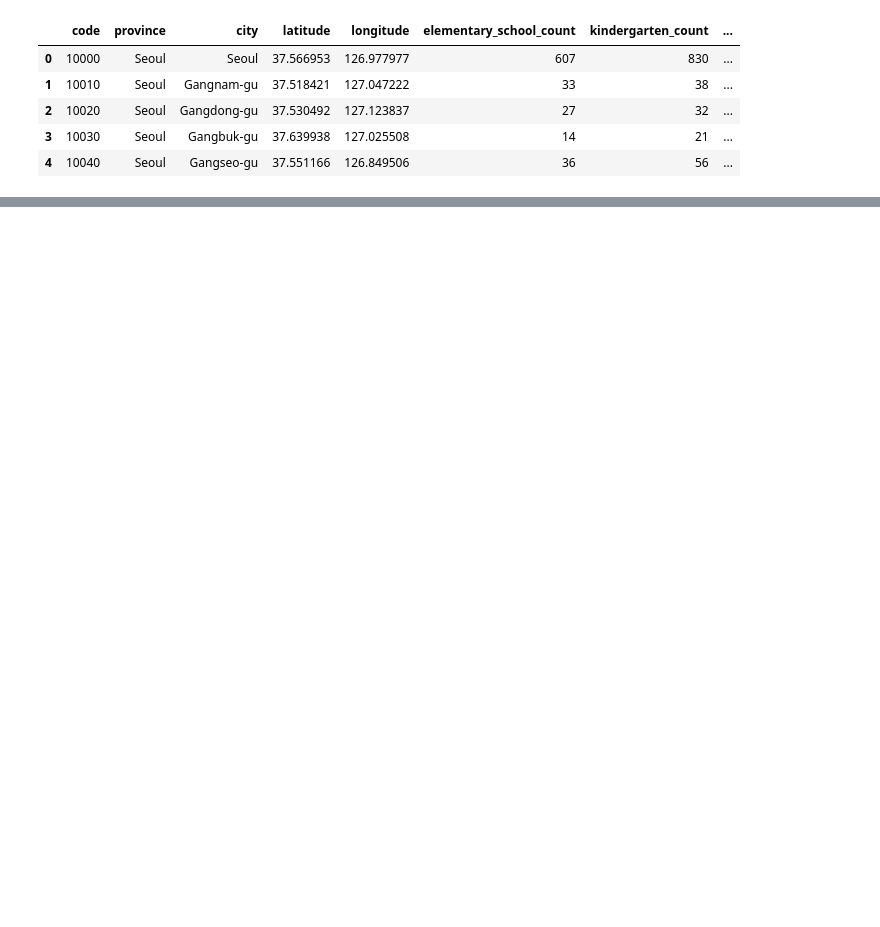
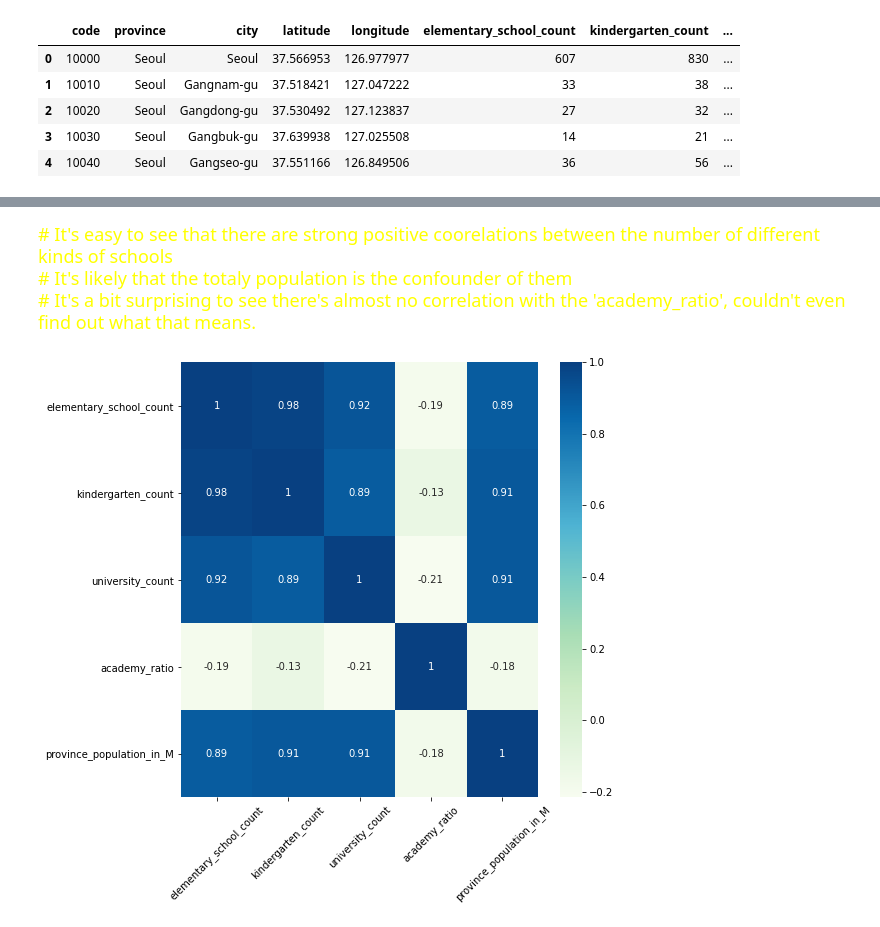
Before and after one commit to Wenjun-Mao/COVID-19-in-South-Korea-SIADS-591-Milestone-I, a Jupyter notebook: wjmao.ipynb, the cells around one changed output, grey strips where cells are left out. Drawn from its saved outputs; the diff is of its cells as text; code cells hidden in the pictures; blank space fills up the shorter version.

```diff
--- a/wjmao.ipynb
+++ b/wjmao.ipynb
@@ -509,3 +488,4 @@ region_only_df
 # %%
-region_only_df = pd.merge(region_only_df, popinfo, on='province')[['province', 'elementary_school_count','kindergarten_count','university_count','province_population_in_M']]
-region_only_df
+region_df = region_df[region_df['province'] == region_df['city']].copy()
+region_df = pd.merge(region_df, popinfo, on='province')
+region_df = region_df[['province', 'elementary_school_count','kindergarten_count','university_count', 'academy_ratio', 'province_population_in_M']]
@@ -538,0 +492,3 @@ region_only_df.corr()
+# %%
+correlation = region_df.corr()
+correlation
@@ -538,0 +502,11 @@ region_only_df.corr()
+# %% [markdown]
+<font color='yellow' size = 4>
+# It's easy to see that there are strong positive coorelations between the number of different kinds of schools<br>
+# It's likely that the totaly population is the confounder of them<br>
+# It's a bit surprising to see there's almost no correlation with the 'academy_ratio', couldn't even find out what that means.
+# %%
+fig, ax = plt.subplots(figsize = (8,8))
+heatmap = sns.heatmap(correlation, cmap='GnBu', annot=True, ax=ax)
+heatmap.tick_params(axis = 'x', labelrotation=45)
+# %% [output]
+[figure, added]
```
Also changed, not shown: parts of 8 cells of this notebook.
